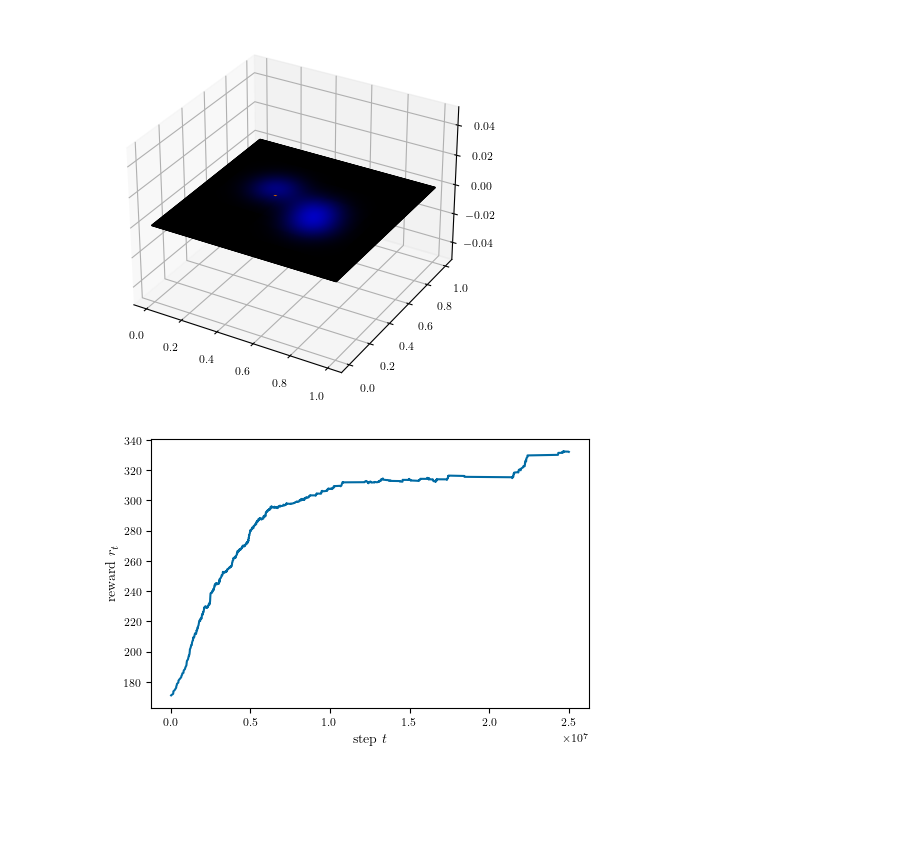
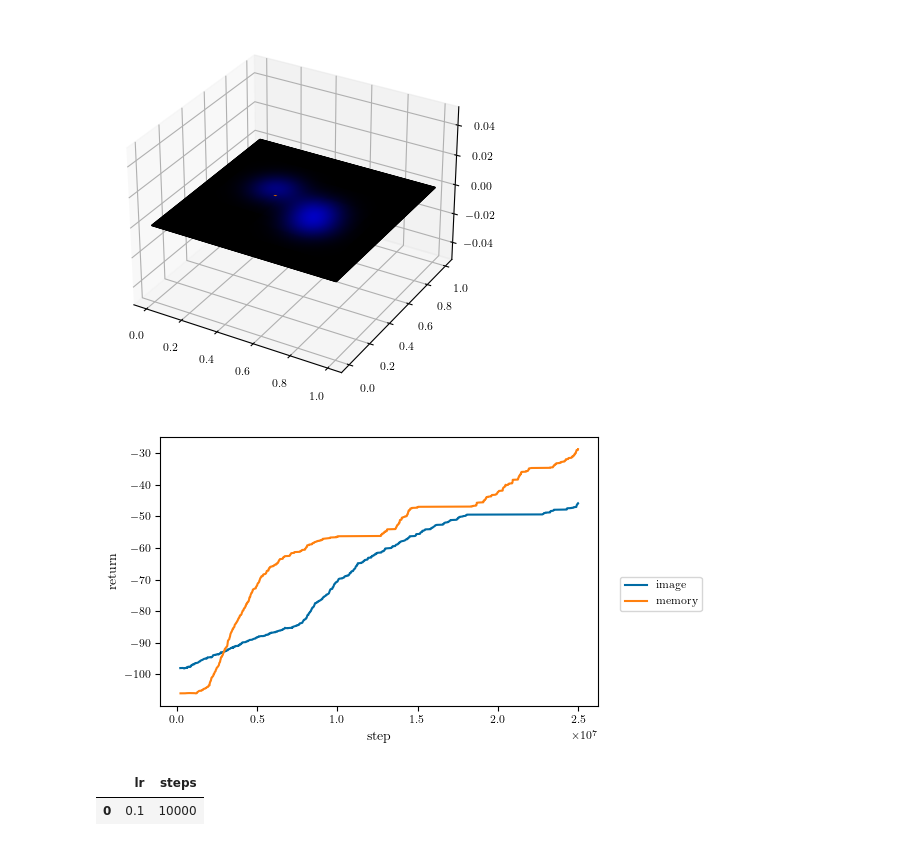
Before and after one commit to fumlig/visualsearch, a Jupyter notebook: plot.ipynb, the cells around one changed output. Saved outputs shown, nothing was run; the diff lists cells and outputs as text; code cells hidden in the pictures; blank space fills up the shorter version.

```diff
--- a/plot.ipynb
+++ b/plot.ipynb
@@ -118,30 +118,45 @@ ax.plot_surface(xx, yy, zz, rstride=1, cstride=1, facecolors=img/255)
 # %%
 def smooth(scalars, weight):
     last = scalars[0]
     smoothed = []
 
     for point in scalars:
         smoothed_val = last * weight + (1 - weight) * point
         smoothed.append(smoothed_val)
         last = smoothed_val
 
     return smoothed
 
-def plot_tboard(csv_path, xlabel="step", ylabel="value", smoothing=None):
-    df = pd.read_csv(csv_path)
+def plot_tboard(paths, labels, xlabel="step", ylabel="value", smoothing=None):
     fig, ax = plt.subplots(figsize=figsize())
 
-    x = df["Step"]
-    y = df["Value"]
+    for path, label in zip(paths, labels):
+        df = pd.read_csv(path)
 
-    if smoothing is not None:
-        y = smooth(y, smoothing)
+        x = df["Step"]
+        y = df["Value"]
 
-    ax.plot(x, y)
+        if smoothing is not None:
+            y = smooth(y, smoothing)
+
+        ax.plot(x, y, label=label)
+
     ax.set_xlabel(xlabel)
     ax.set_ylabel(ylabel)
+    ax.legend()
     return fig
 
-fig = plot_tboard("logs/run-2022-03-16T09 50 58.329003-tag-charts_episode_length.csv", xlabel="step $t$", ylabel="reward $r_t$", smoothing=0.999)
+fig = plot_tboard(["logs/run-gaussian-image-tag-charts_episode_return.csv", "logs/run-gaussian-memory-tag-charts_episode_return.csv"], ["image", "memory"], ylabel="return", smoothing=0.999)
 # %% [output]
-[figure, old version]
+[figure, new version]
+# %%
+import pandas as pd
+
+def plot_hparams(hparams):
+    df = pd.DataFrame({key: [value] for key, value in hparams.items()})
+    return df.to_latex()
+
+plot_hparams({"lr": 0.1, "steps": 10000})
+# %% [output]
+|  | lr | steps |
+| 0 | 0.1 | 10000 |
```
Also changed, not shown: 10 other files.
